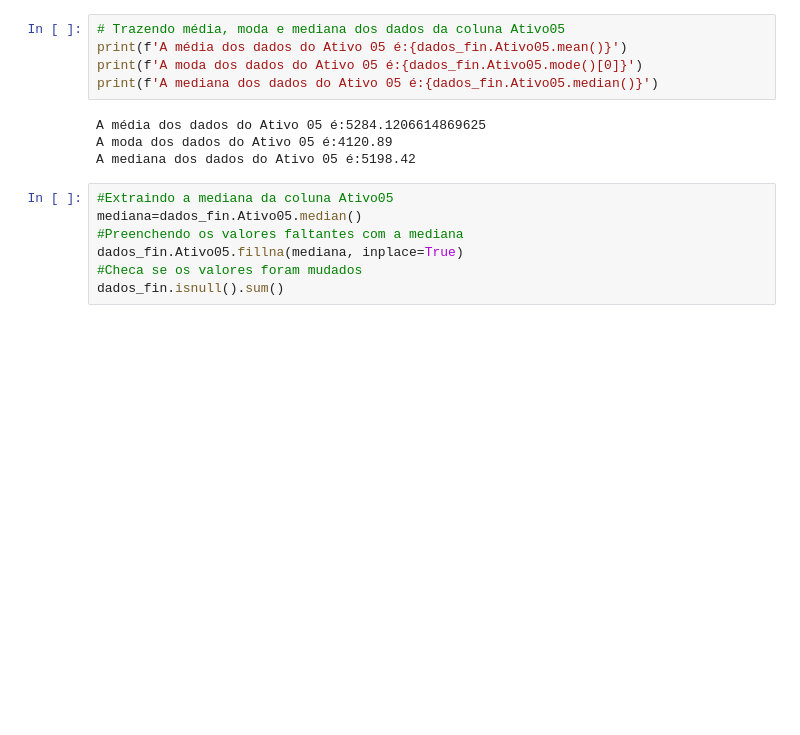
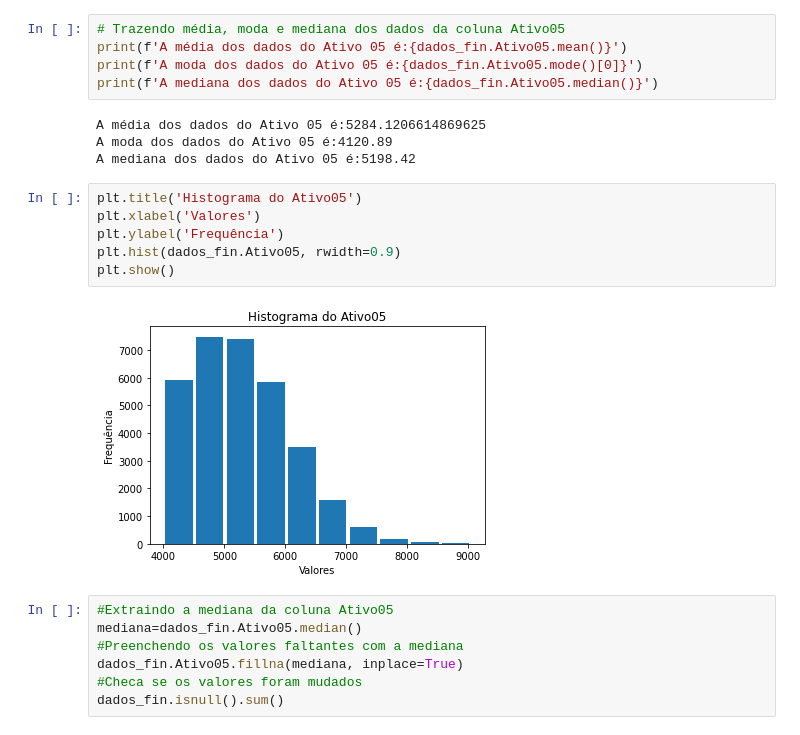
Before and after one commit to Liz03Oliver/analise_exploratoria_dados_financeiros, a Jupyter notebook: analise.ipynb, the cells around one changed output. Cells and saved outputs as stored; diff of their text form; blank space fills up the shorter version.

```diff
--- a/analise.ipynb
+++ b/analise.ipynb
@@ -429,6 +438,14 @@ print(f'A mediana dos dados do Ativo 05 é:{dados_fin.Ativo05.median()}')
 A média dos dados do Ativo 05 é:5284.1206614869625
 A moda dos dados do Ativo 05 é:4120.89
 A mediana dos dados do Ativo 05 é:5198.42
+# %%
+plt.title('Histograma do Ativo05')
+plt.xlabel('Valores')
+plt.ylabel('Frequência')
+plt.hist(dados_fin.Ativo05, rwidth=0.9)
+plt.show()
+# %% [output]
+[figure, added]
 # %%
 #Extraindo a mediana da coluna Ativo05
 mediana=dados_fin.Ativo05.median()
```
Also changed, not shown: parts of 12 cells of this notebook.
